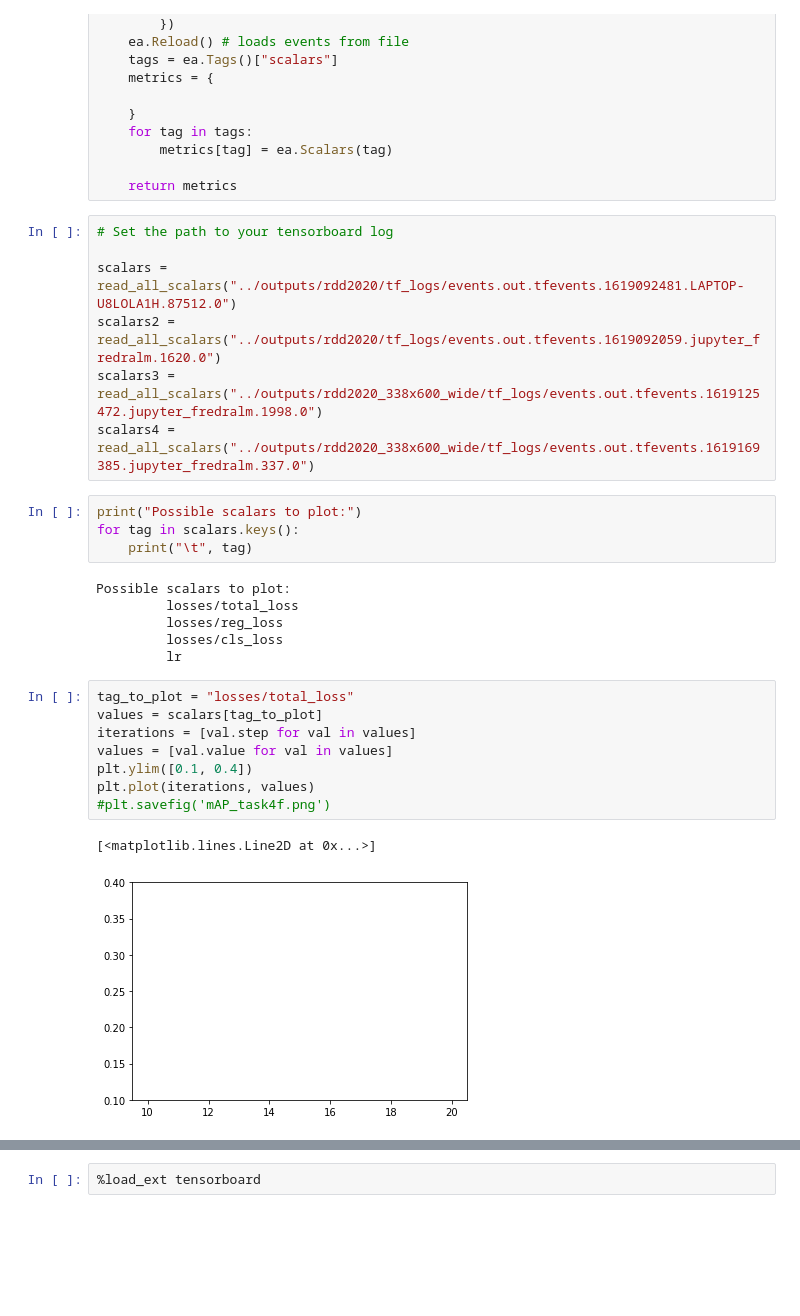
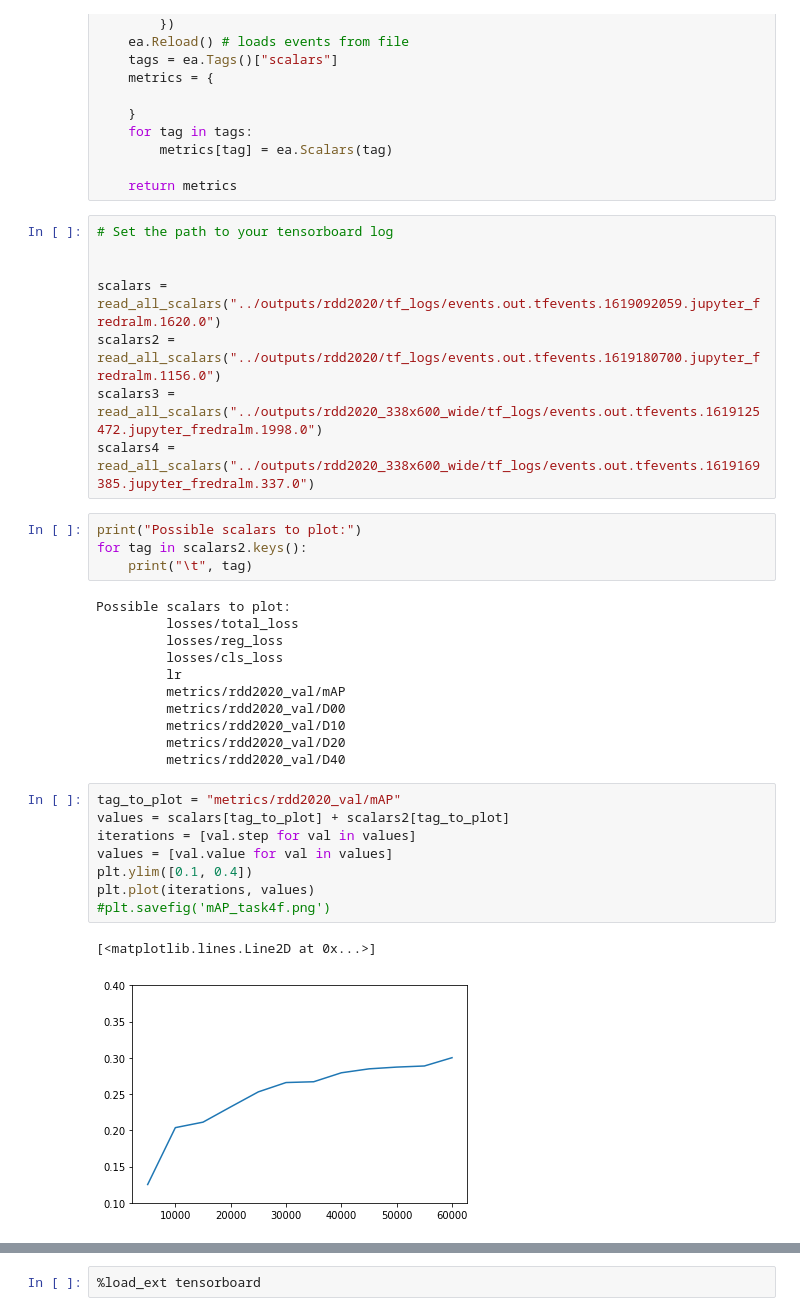
Before and after one commit to fredralm/TDT4265-StarterCode, a Jupyter notebook: Project/SSD/notebooks/plot_scalars.ipynb, the cells around one changed output, grey strips where cells are left out. Drawn from its saved outputs; the diff is of its cells as text; blank space fills up the shorter version.

```diff
--- a/Project/SSD/notebooks/plot_scalars.ipynb
+++ b/Project/SSD/notebooks/plot_scalars.ipynb
@@ -20,13 +20,14 @@ def read_all_scalars(log_path):
 # %%
 # Set the path to your tensorboard log
 
-scalars = read_all_scalars("../outputs/rdd2020/tf_logs/events.out.tfevents.1619092481.LAPTOP-U8LOLA1H.87512.0")
-scalars2 = read_all_scalars("../outputs/rdd2020/tf_logs/events.out.tfevents.1619092059.jupyter_fredralm.1620.0")
+
+scalars = read_all_scalars("../outputs/rdd2020/tf_logs/events.out.tfevents.1619092059.jupyter_fredralm.1620.0")
+scalars2 = read_all_scalars("../outputs/rdd2020/tf_logs/events.out.tfevents.1619180700.jupyter_fredralm.1156.0")
 scalars3 = read_all_scalars("../outputs/rdd2020_338x600_wide/tf_logs/events.out.tfevents.1619125472.jupyter_fredralm.1998.0")
 scalars4 = read_all_scalars("../outputs/rdd2020_338x600_wide/tf_logs/events.out.tfevents.1619169385.jupyter_fredralm.337.0")
 # %%
 print("Possible scalars to plot:")
-for tag in scalars.keys():
+for tag in scalars2.keys():
     print("\t", tag)
 # %% [output]
 Possible scalars to plot:
@@ -34,17 +35,22 @@ Possible scalars to plot:
          losses/reg_loss
          losses/cls_loss
          lr
+         metrics/rdd2020_val/mAP
+         metrics/rdd2020_val/D00
+         metrics/rdd2020_val/D10
+         metrics/rdd2020_val/D20
+         metrics/rdd2020_val/D40
 # %%
-tag_to_plot = "losses/total_loss"
-values = scalars[tag_to_plot]
+tag_to_plot = "metrics/rdd2020_val/mAP"
+values = scalars[tag_to_plot] + scalars2[tag_to_plot]
 iterations = [val.step for val in values]
 values = [val.value for val in values]
 plt.ylim([0.1, 0.4])
 plt.plot(iterations, values)
 #plt.savefig('mAP_task4f.png')
 # %% [output]
 [<matplotlib.lines.Line2D at 0x...>]
-[figure, old version]
+[figure, new version]
 # %%
 tag_to_plot = "metrics/rdd2020_val/mAP"
 values = scalars3[tag_to_plot] + scalars4[tag_to_plot]
```
Also changed, not shown: parts of 1 cell of this notebook, 1 other file.
